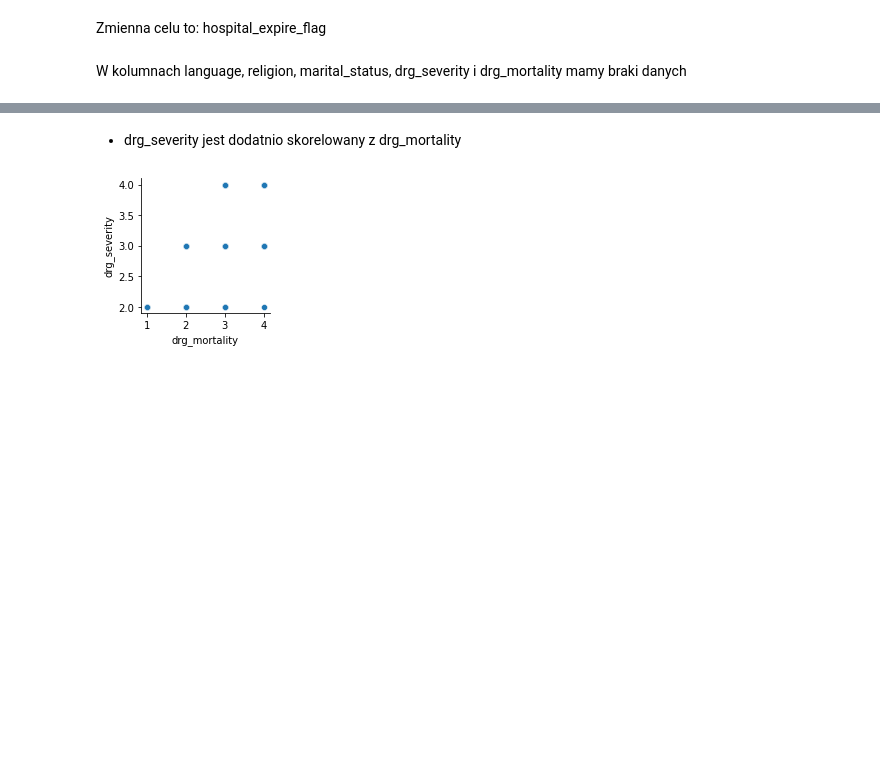
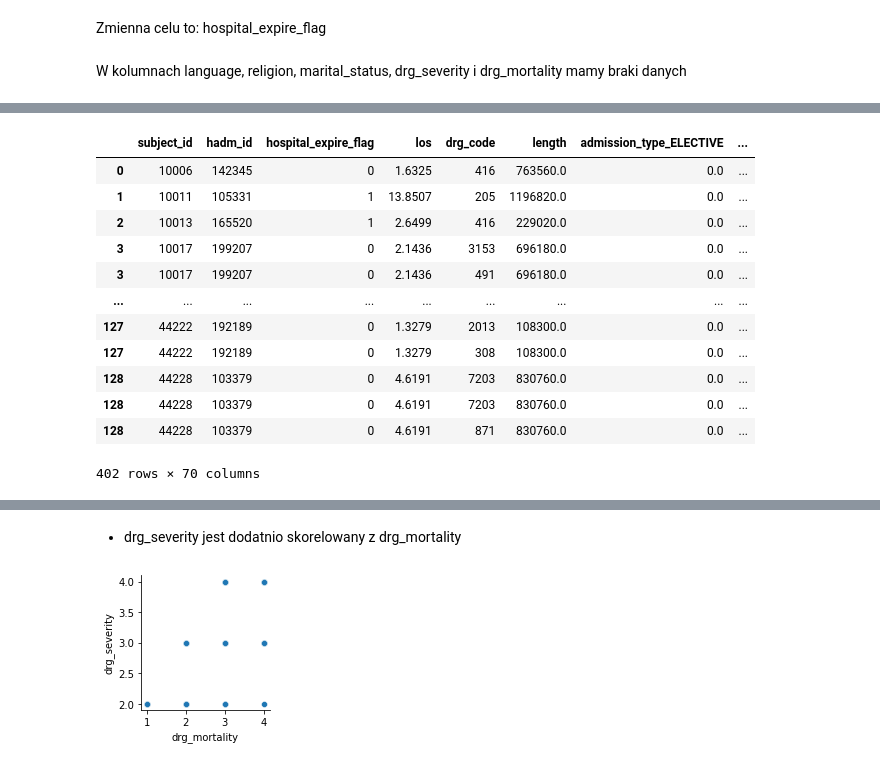
Before and after one commit to okcze/WB2021_projekt, a Jupyter notebook: PD3.ipynb, the cells around one changed output, grey strips where cells are left out. Drawn from its saved outputs; the diff is of its cells as text; code cells hidden in the pictures; blank space fills up the shorter version.

```diff
--- a/PD3.ipynb
+++ b/PD3.ipynb
@@ -139,3 +223,19 @@ df.describe()
+# %%
+enc_df
+# %% [output]
+|  | subject_id | hadm_id | hospital_expire_flag | los | drg_code | length | admission_type_ELECTIVE | ... |
+| 0 | 10006 | 142345 | 0 | 1.6325 | 416 | 763560.0 | 0.0 | ... |
+| 1 | 10011 | 105331 | 1 | 13.8507 | 205 | 1196820.0 | 0.0 | ... |
+| 2 | 10013 | 165520 | 1 | 2.6499 | 416 | 229020.0 | 0.0 | ... |
+| 3 | 10017 | 199207 | 0 | 2.1436 | 3153 | 696180.0 | 0.0 | ... |
+| 3 | 10017 | 199207 | 0 | 2.1436 | 491 | 696180.0 | 0.0 | ... |
+| ... | ... | ... | ... | ... | ... | ... | ... | ... |
+| 127 | 44222 | 192189 | 0 | 1.3279 | 2013 | 108300.0 | 0.0 | ... |
+| 127 | 44222 | 192189 | 0 | 1.3279 | 308 | 108300.0 | 0.0 | ... |
+| 128 | 44228 | 103379 | 0 | 4.6191 | 7203 | 830760.0 | 0.0 | ... |
+| 128 | 44228 | 103379 | 0 | 4.6191 | 7203 | 830760.0 | 0.0 | ... |
+| 128 | 44228 | 103379 | 0 | 4.6191 | 871 | 830760.0 | 0.0 | ... |
+402 rows × 70 columns
 # %%
 df.hist(bins = 40, figsize=(18, 12))
 
```
Also changed, not shown: parts of 26 cells of this notebook.
